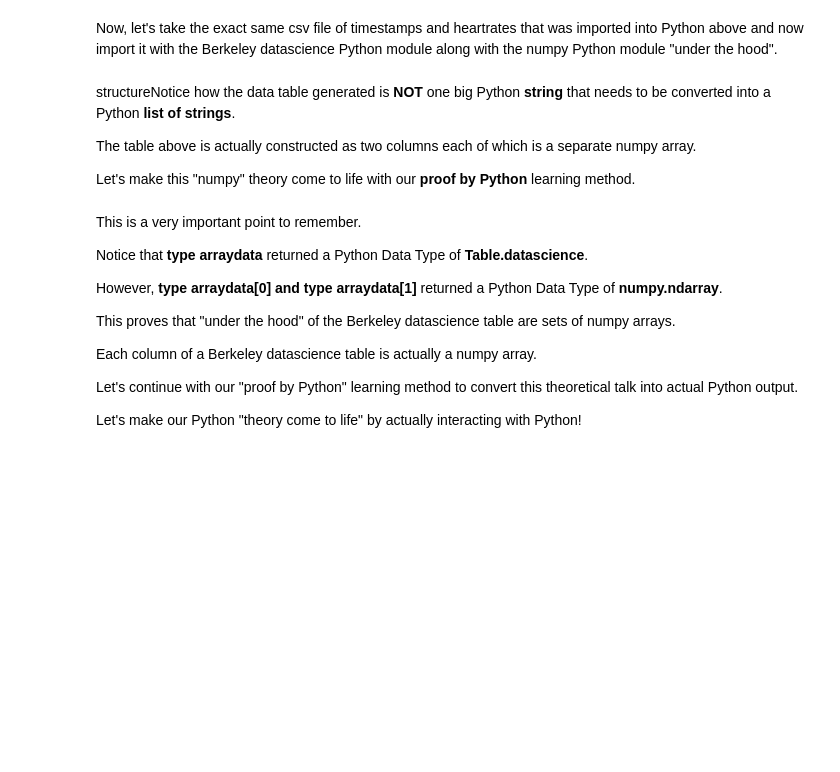
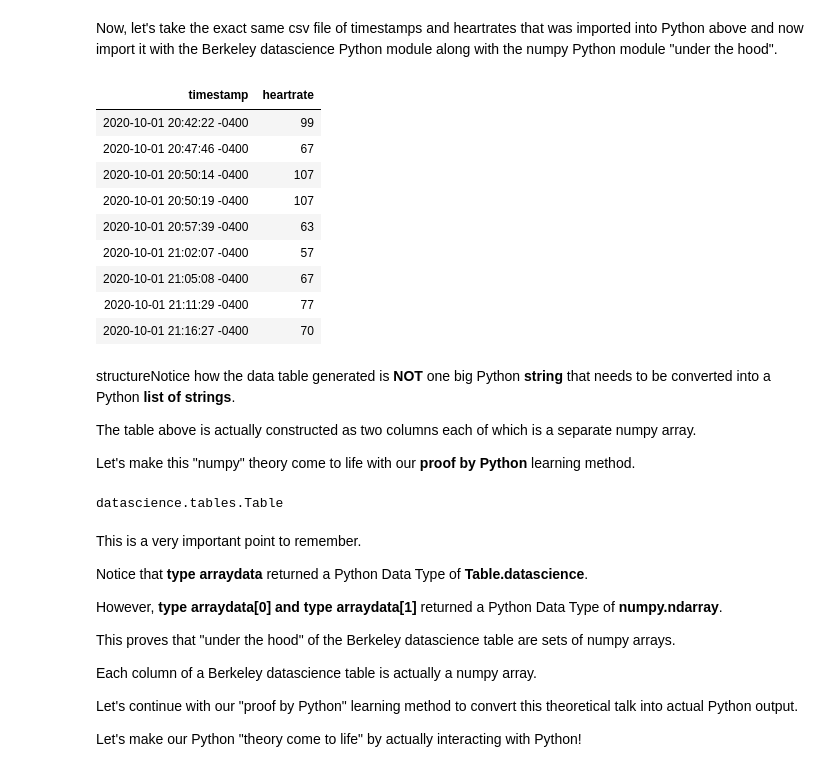
Before and after one commit to abcaslow/IaC_Literacy_Project, a Jupyter notebook: Module1-DS4HS/M1L2-Python-Data-Types-Part-1.ipynb, the cells around one changed output. Cells and saved outputs as stored; diff of their text form; code cells hidden in the pictures; blank space fills up the shorter version.

```diff
--- a/Module1-DS4HS/M1L2-Python-Data-Types-Part-1.ipynb
+++ b/Module1-DS4HS/M1L2-Python-Data-Types-Part-1.ipynb
@@ -199,8 +257,19 @@ import numpy as np #Import the numpy "numeric python" with the alias "np".
 # %% [markdown]
 Now, let's take the exact same csv file of timestamps and heartrates that was imported into Python above and now import it with the Berkeley datascience Python module along with the numpy Python module "under the hood".
 # %%
-arraydata=Table.read_table('/home/abcaslow/IaC_Literacy_Project/heartrate_datascience_demo1.csv')
+arraydata=Table.read_table('heartrate_datascience_demo1.csv')
 arraydata
+# %% [output]
+| timestamp | heartrate |
+| 2020-10-01 20:42:22 -0400 | 99 |
+| 2020-10-01 20:47:46 -0400 | 67 |
+| 2020-10-01 20:50:14 -0400 | 107 |
+| 2020-10-01 20:50:19 -0400 | 107 |
+| 2020-10-01 20:57:39 -0400 | 63 |
+| 2020-10-01 21:02:07 -0400 | 57 |
+| 2020-10-01 21:05:08 -0400 | 67 |
+| 2020-10-01 21:11:29 -0400 | 77 |
+| 2020-10-01 21:16:27 -0400 | 70 |
 # %% [markdown]
 structureNotice how the data table generated is <b>NOT</b> one big Python <b>string</b> that needs to be converted into a Python <b>list of strings</b>.
 
@@ -211,6 +280,8 @@ Let's make this "numpy" theory come to life with our <b>proof by Python</b> lear
 type(arraydata) # Run this command. Comment it out by placing a "#" at the beginning of the line. And uncomment the next command.
 #type(arraydata[0]) # Run this command. Comment it out by placing a "#" at the beginning of the line. And uncomment the next command.
 #type(arraydata[1])
+# %% [output]
+datascience.tables.Table
 # %% [markdown]
 This is a very important point to remember.
 
```
Also changed, not shown: parts of 18 cells of this notebook, 5 other files.
